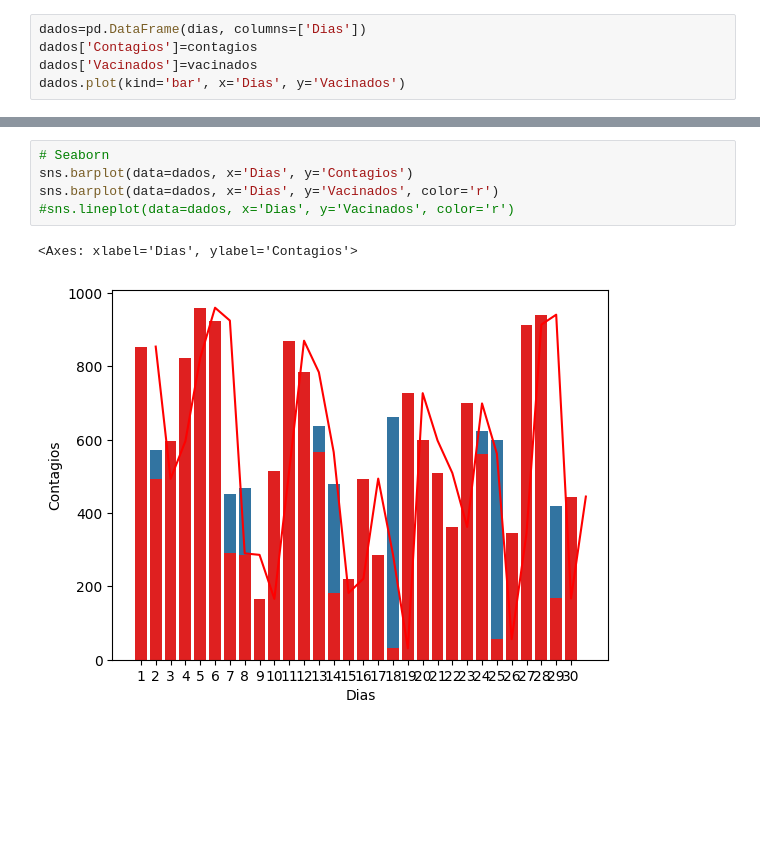
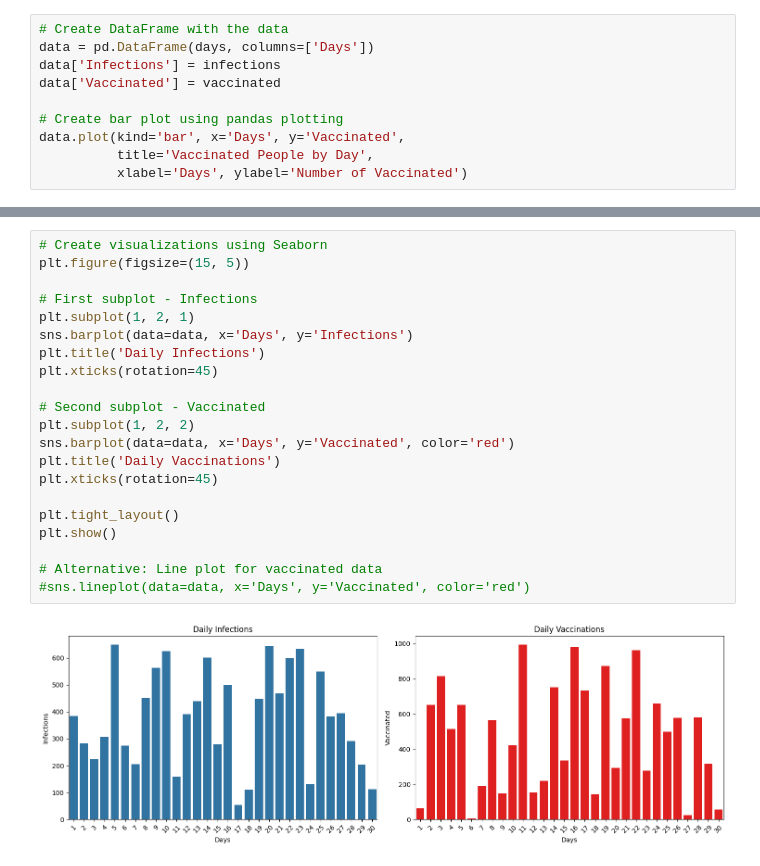
Before and after one commit to tomdkt/intro-to-data-science, a Jupyter notebook: src/week3/01-matplot-and-seaborn.ipynb, the cells around one changed output, grey strips where cells are left out. Drawn from its saved outputs; the diff is of its cells as text; blank space fills up the shorter version.

```diff
--- a/src/week3/01-matplot-and-seaborn.ipynb
+++ b/src/week3/01-matplot-and-seaborn.ipynb
@@ -41,6 +67,11 @@ plt.show()
 # %%
-dados=pd.DataFrame(dias, columns=['Dias'])
-dados['Contagios']=contagios
-dados['Vacinados']=vacinados
-dados.plot(kind='bar', x='Dias', y='Vacinados')
+# Create DataFrame with the data
+data = pd.DataFrame(days, columns=['Days'])
+data['Infections'] = infections
+data['Vaccinated'] = vaccinated
+
+# Create bar plot using pandas plotting
+data.plot(kind='bar', x='Days', y='Vaccinated',
+          title='Vaccinated People by Day',
+          xlabel='Days', ylabel='Number of Vaccinated')
 # %% [output]
@@ -49,8 +80,23 @@ dados.plot(kind='bar', x='Dias', y='Vacinados')
 # %%
-# Seaborn
-sns.barplot(data=dados, x='Dias', y='Contagios')
-sns.barplot(data=dados, x='Dias', y='Vacinados', color='r')
-#sns.lineplot(data=dados, x='Dias', y='Vacinados', color='r')
+# Create visualizations using Seaborn
+plt.figure(figsize=(15, 5))
+
+# First subplot - Infections
+plt.subplot(1, 2, 1)
+sns.barplot(data=data, x='Days', y='Infections')
+plt.title('Daily Infections')
+plt.xticks(rotation=45)
+
+# Second subplot - Vaccinated
+plt.subplot(1, 2, 2)
+sns.barplot(data=data, x='Days', y='Vaccinated', color='red')
+plt.title('Daily Vaccinations')
+plt.xticks(rotation=45)
+
+plt.tight_layout()
+plt.show()
+
+# Alternative: Line plot for vaccinated data
+#sns.lineplot(data=data, x='Days', y='Vaccinated', color='red')
 # %% [output]
-<Axes: xlabel='Dias', ylabel='Contagios'>
-[figure, old version]
+[figure, new version]
```
Also changed, not shown: parts of 6 cells of this notebook, 4 other files.
